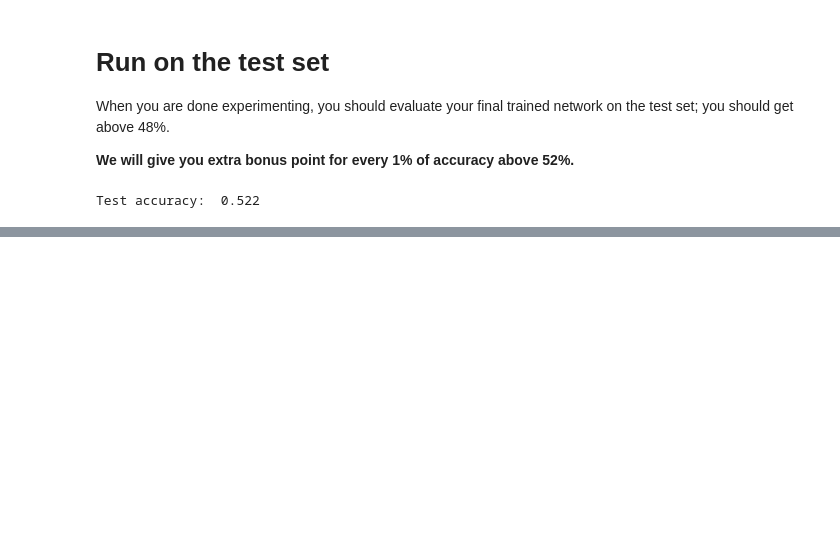
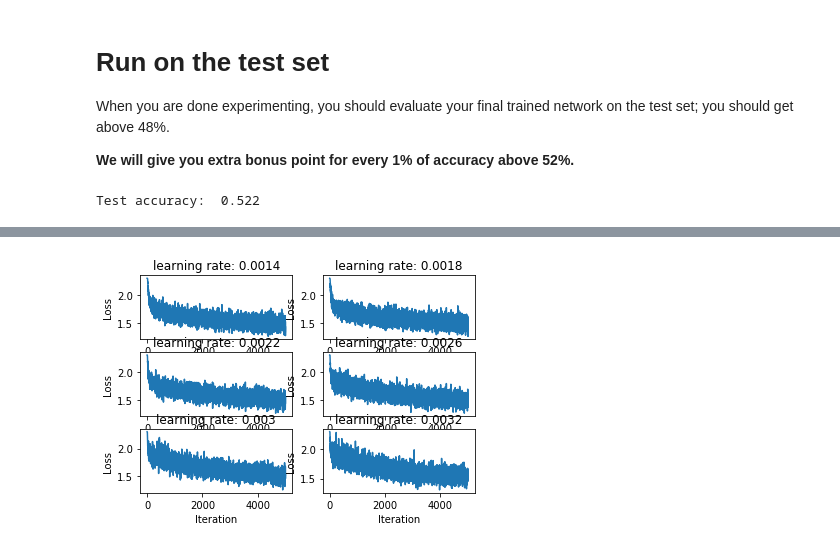
Before and after one commit to dashidhy/cs231n_assignments, a Jupyter notebook: cs231n_assignment1/assignment1/two_layer_net.ipynb, the cells around one changed output, grey strips where cells are left out. Drawn from its saved outputs; the diff is of its cells as text; code cells hidden in the pictures; blank space fills up the shorter version.

```diff
--- a/cs231n_assignment1/assignment1/two_layer_net.ipynb
+++ b/cs231n_assignment1/assignment1/two_layer_net.ipynb
@@ -350,0 +411,22 @@ Test accuracy:  0.522
+# %%
+# Tune the learning rate
+learning_rate = [1.4e-3, 1.8e-3, 2.2e-3, 2.6e-3, 3e-3, 3.2e-3]
+
+i = 0
+for lr in learning_rate:
+    net = TwoLayerNet(input_size, hidden_size, num_classes)
+    stats = net.train_dropout(X_train, y_train, X_val, y_val,
+            num_iters=2000, batch_size=200,
+            learning_rate=lr, learning_rate_decay=0.95,
+            reg=1e-2, verbose=False)
+    i += 1
+
+    plt.subplot(3, 2, i)
+    plt.plot(stats['loss_history'])
+    plt.title('learning rate: '+str(lr))
+    plt.xlabel('Iteration')
+    plt.ylabel('Loss')
+
+plt.show()
+# %% [output]
+[figure, added]
```
Also changed, not shown: parts of 17 cells of this notebook, 1 other file.
